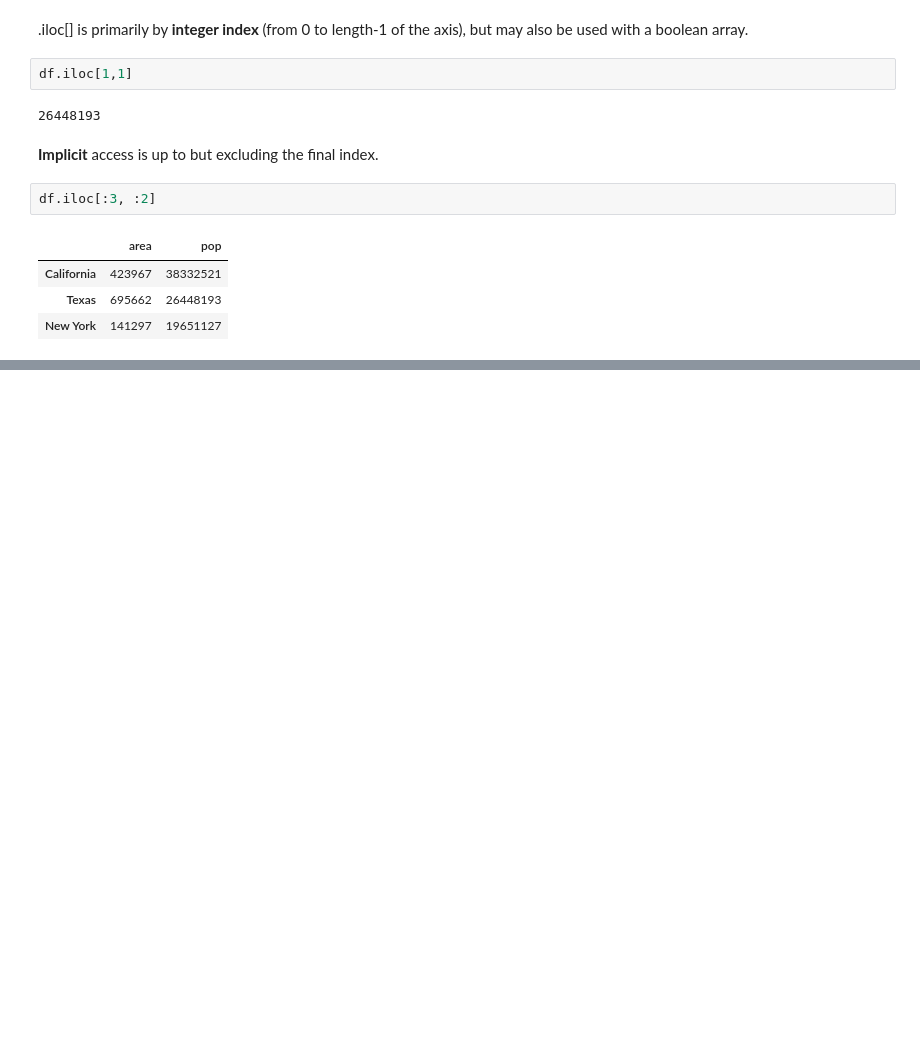
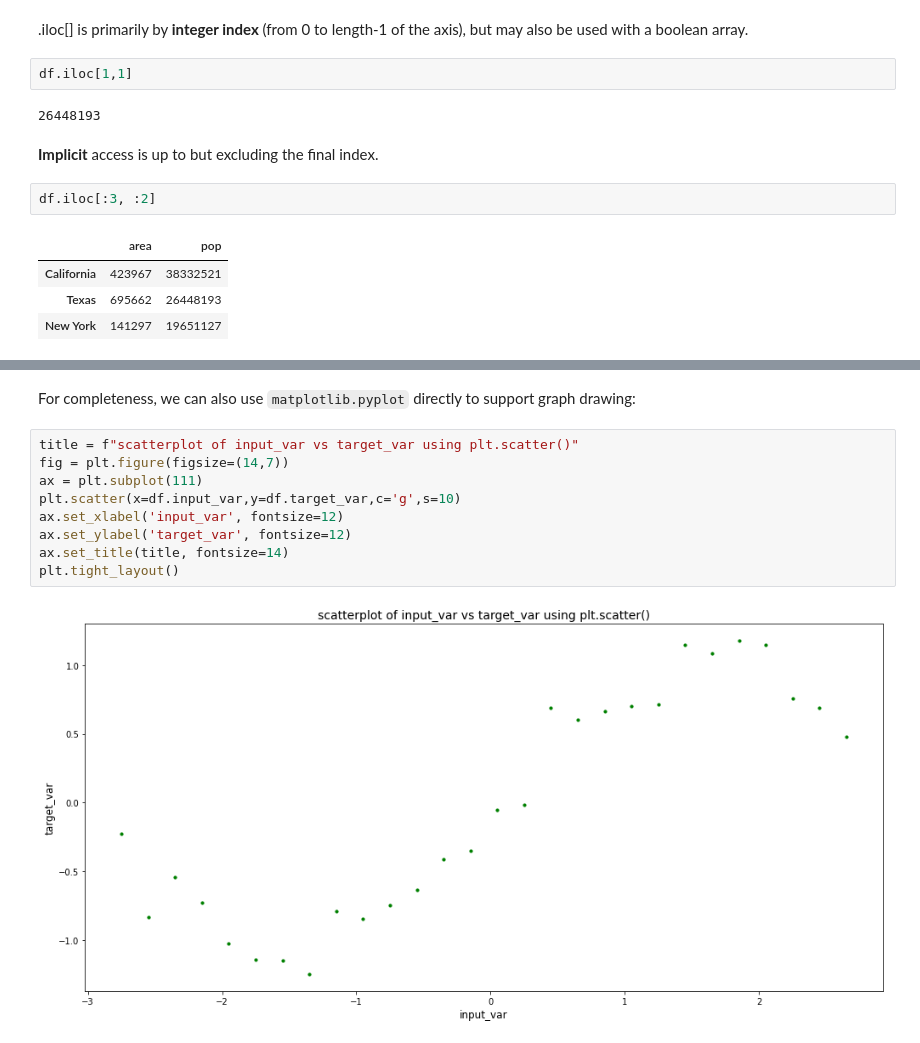
Before and after one commit to malminhas/data-analytics, a Jupyter notebook: pandas-basics-playbook2.ipynb, the cells around one changed output, grey strips where cells are left out. Saved outputs shown, nothing was run; the diff lists cells and outputs as text; blank space fills up the shorter version.

```diff
--- a/pandas-basics-playbook2.ipynb
+++ b/pandas-basics-playbook2.ipynb
@@ -270,0 +371,13 @@ df.iloc[:3, :2]
+# %% [markdown]
+For completeness, we can also use `matplotlib.pyplot` directly to support graph drawing:
+# %%
+title = f"scatterplot of input_var vs target_var using plt.scatter()"
+fig = plt.figure(figsize=(14,7))
+ax = plt.subplot(111)
+plt.scatter(x=df.input_var,y=df.target_var,c='g',s=10)
+ax.set_xlabel('input_var', fontsize=12)
+ax.set_ylabel('target_var', fontsize=12)
+ax.set_title(title, fontsize=14)
+plt.tight_layout()
+# %% [output]
+[figure, added]
```
Also changed, not shown: parts of 13 cells of this notebook.
